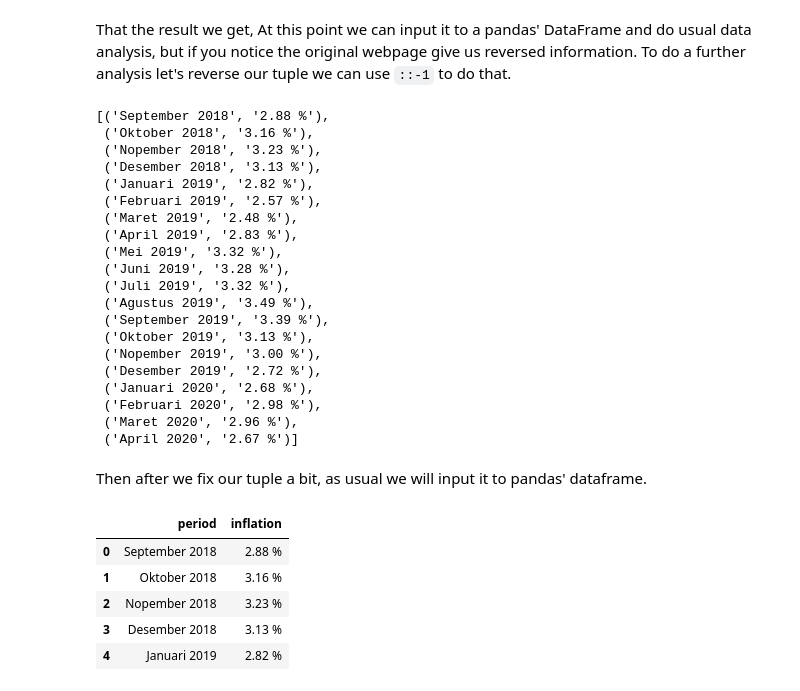
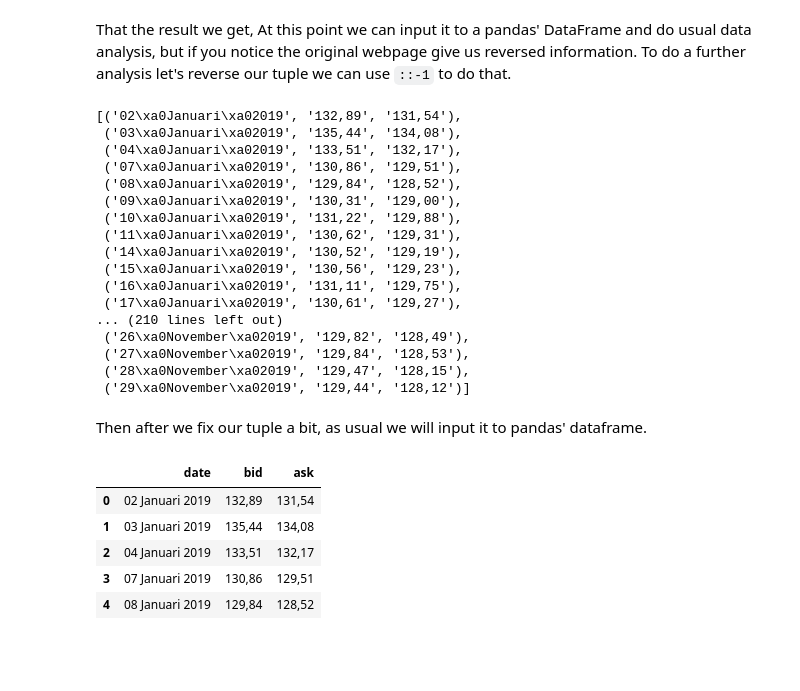
Before and after one commit to ezrasote/alg_capt_webscraping, a Jupyter notebook: capstone.ipynb, the cells around one changed output. Cells and saved outputs as stored; diff of their text form; code cells hidden in the pictures; blank space fills up the shorter version.

```diff
--- a/capstone.ipynb
+++ b/capstone.ipynb
@@ -30 +39,3 @@ url_get = requests.get('https://www.bi.go.id/id/moneter/inflasi/data/Default.asp
+# %%
+url_get = requests.get('https://monexnews.com/kurs-valuta-asing.htm?kurs=JPY&searchdatefrom=01-01-2019&searchdateto=01-12-2019')
 # %% [markdown]
@@ -79,6 +87,6 @@ The information that we need are the month and the inflation rate each month, wh
 
 From inspect element we know that we need to find the line table with class `table`. We can use the find method at our beautifusoup object. Let's also call our object to see what we get.
 # %%
-table = soup.find('table', attrs={'class':'table1'})
+table = soup.find('table', attrs={'class':'centerText newsTable2'})
 print(table.prettify()[1:500])
 # %% [output]
@@ -142,15 +144,19 @@ temp = [] #initiating a tuple
 for i in range(1, len(tr)):
     row = table.find_all('tr')[i]
 
-    #get bulan
-    period = row.find_all('td')[0].text
-    period = period.strip() #for removing the excess whitespace
+    #get dates
+    date = row.find_all('td')[0].text
+    date = date.strip() #for removing the excess whitespace
 
-    #get inflasi
-    inflation = row.find_all('td')[1].text
-    inflation = inflation.strip() #for removing the excess whitespace
+    #get ask
+    ask = row.find_all('td')[1].text
+    ask = ask.strip() #for removing the excess whitespace
 
-    temp.append((period,inflation))
+    #get bid
+    bid = row.find_all('td')[2].text
+    bid = bid.strip() #for removing the excess whitespace
+
+    temp.append((date,ask,bid))
 
 temp
 # %% [output]
@@ -180,37 +183,32 @@ That the result we get, At this point we can input it to a pandas' DataFrame and
 temp = temp[::-1]
 temp
 # %% [output]
-[('September 2018', '2.88 %'),
- ('Oktober 2018', '3.16 %'),
- ('Nopember 2018', '3.23 %'),
- ('Desember 2018', '3.13 %'),
- ('Januari 2019', '2.82 %'),
- ('Februari 2019', '2.57 %'),
- ('Maret 2019', '2.48 %'),
- ('April 2019', '2.83 %'),
- ('Mei 2019', '3.32 %'),
- ('Juni 2019', '3.28 %'),
- ('Juli 2019', '3.32 %'),
- ('Agustus 2019', '3.49 %'),
- ('September 2019', '3.39 %'),
- ('Oktober 2019', '3.13 %'),
- ('Nopember 2019', '3.00 %'),
- ('Desember 2019', '2.72 %'),
- ('Januari 2020', '2.68 %'),
- ('Februari 2020', '2.98 %'),
- ('Maret 2020', '2.96 %'),
- ('April 2020', '2.67 %')]
+[('02\xa0Januari\xa02019', '132,89', '131,54'),
+ ('03\xa0Januari\xa02019', '135,44', '134,08'),
+ ('04\xa0Januari\xa02019', '133,51', '132,17'),
+ ('07\xa0Januari\xa02019', '130,86', '129,51'),
+ ('08\xa0Januari\xa02019', '129,84', '128,52'),
+ ('09\xa0Januari\xa02019', '130,31', '129,00'),
+ ('10\xa0Januari\xa02019', '131,22', '129,88'),
+ ('11\xa0Januari\xa02019', '130,62', '129,31'),
+ ('14\xa0Januari\xa02019', '130,52', '129,19'),
+ ('15\xa0Januari\xa02019', '130,56', '129,23'),
+ ('16\xa0Januari\xa02019', '131,11', '129,75'),
+ ('17\xa0Januari\xa02019', '130,61', '129,27'),
+... (210 lines left out)
+ ('26\xa0November\xa02019', '129,82', '128,49'),
+ ('27\xa0November\xa02019', '129,84', '128,53'),
+ ('28\xa0November\xa02019', '129,47', '128,15'),
+ ('29\xa0November\xa02019', '129,44', '128,12')]
 # %% [markdown]
 Then after we fix our tuple a bit, as usual we will input it to pandas' dataframe.
 # %%
-import pandas as pd
-
-df = pd.DataFrame(temp, columns = ('period','inflation'))
+df = pd.DataFrame(temp, columns = ('date','bid', 'ask'))
 df.head()
 # %% [output]
-|  | period | inflation |
-| 0 | September 2018 | 2.88 % |
-| 1 | Oktober 2018 | 3.16 % |
-| 2 | Nopember 2018 | 3.23 % |
-| 3 | Desember 2018 | 3.13 % |
-| 4 | Januari 2019 | 2.82 % |
+|  | date | bid | ask |
+| 0 | 02 Januari 2019 | 132,89 | 131,54 |
+| 1 | 03 Januari 2019 | 135,44 | 134,08 |
+| 2 | 04 Januari 2019 | 133,51 | 132,17 |
+| 3 | 07 Januari 2019 | 130,86 | 129,51 |
+| 4 | 08 Januari 2019 | 129,84 | 128,52 |
```
Also changed, not shown: parts of 36 cells of this notebook, 2 other files.
